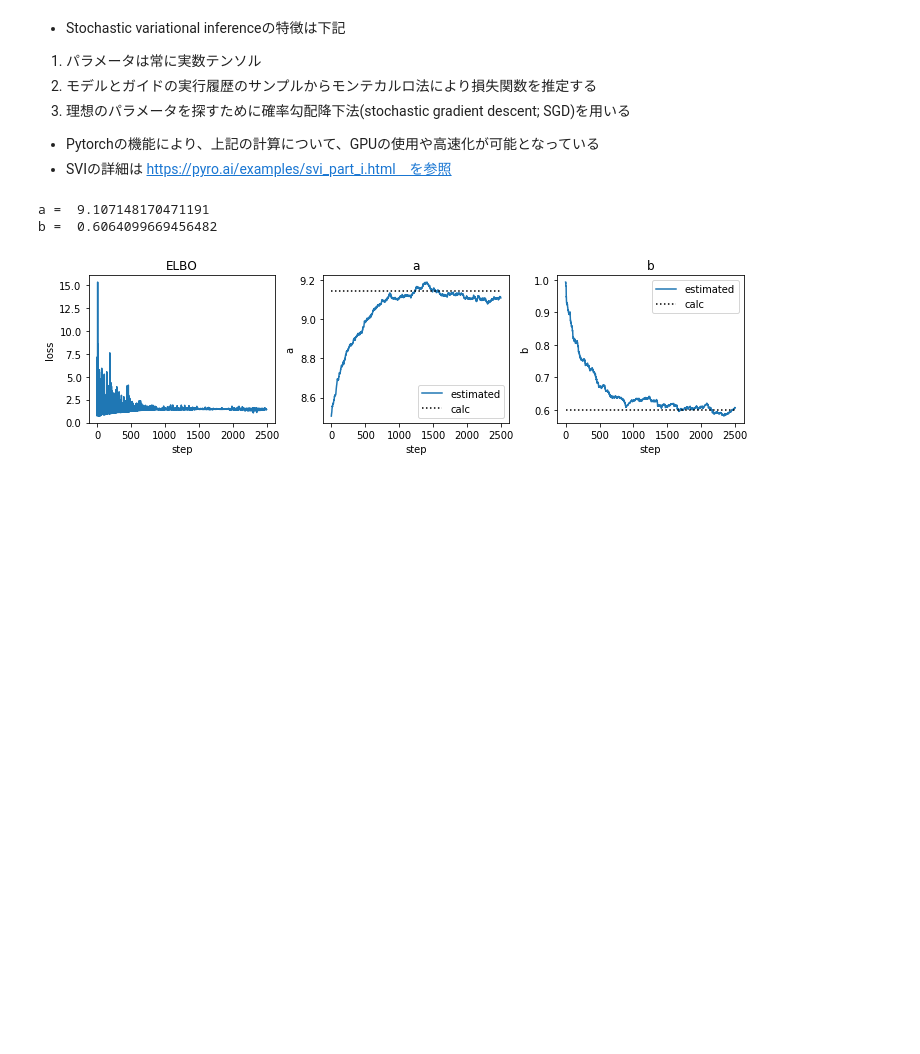
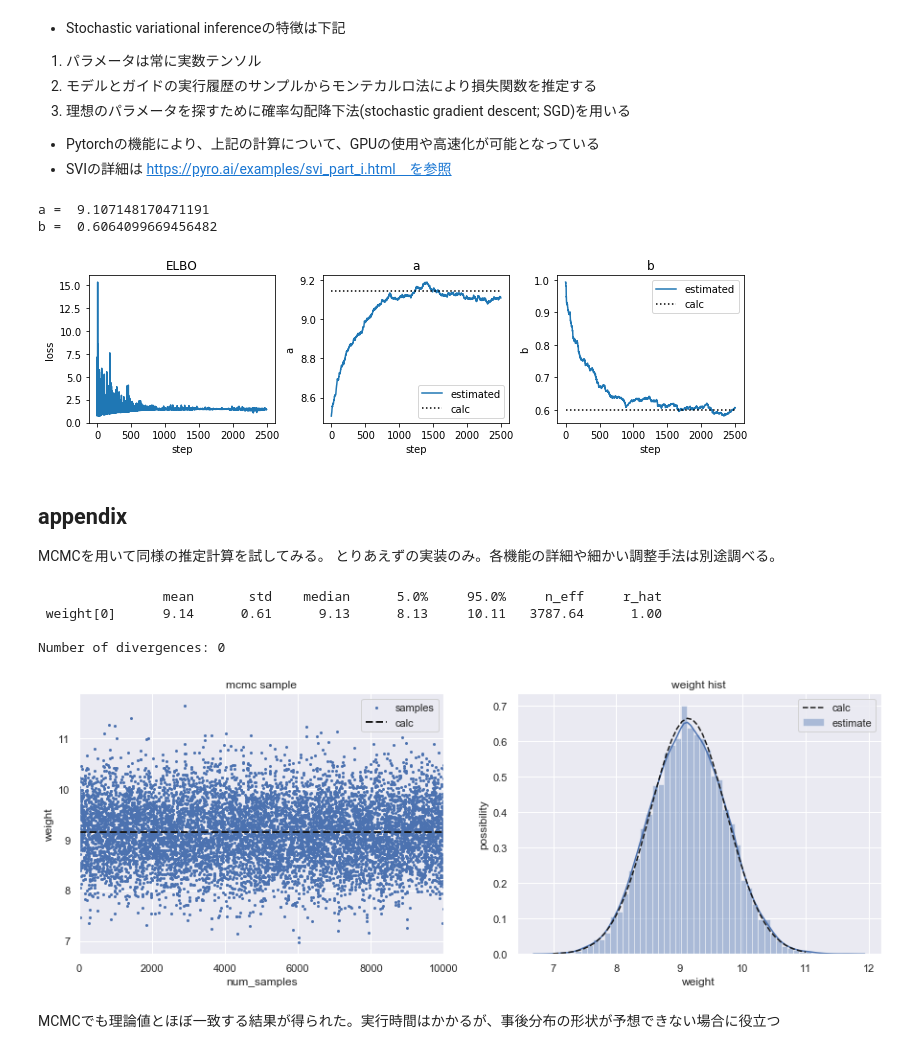
Before and after one commit to kimu1024/study_pyro, a Jupyter notebook: pyro_samples/intro_part_ii.ipynb, the cells around one changed output. Saved outputs shown, nothing was run; the diff lists cells and outputs as text; code cells hidden in the pictures; blank space fills up the shorter version.

Commit message:
add appendix about MCMC

```diff
--- a/pyro_samples/intro_part_ii.ipynb
+++ b/pyro_samples/intro_part_ii.ipynb
@@ -52,7 +54,7 @@ pyro.conditionで再定義するよりも、個々のpyro.sampleを定義する
 def scale_obs(guess): # equivalent to conditioned_scale above
     weight = pyro.sample("weight", dist.Normal(guess, 1.0))
     #ここでmeasurement = 9.5と定義する
-    return pyro.sample("measurement", dist.Normal(weight, 0.75), obs=9.5)
+    return pyro.sample("measurement", dist.Normal(weight, 0.75), obs=torch.Tensor([9.5]))
 # %% [markdown]
 Pearl's do を表現するpyro.do 関数もある。これは、ある変数が、"観測した結果xであった"と、"xになるようにした"場合を区別する関数。交絡が存在する場合にこの差は重要らしい。
 # %% [markdown]
@@ -143,3 +145,56 @@ plt.show()
 a =  9.107148170471191
 b =  0.6064099669456482
 [figure]
+# %% [markdown]
+## appendix
+
+MCMCを用いて同様の推定計算を試してみる。
+とりあえずの実装のみ。各機能の詳細や細かい調整手法は別途調べる。
+# %%
+#mcmcの際は観測値もtensorデータとする必要があるため、関数再定義。guess, measuredどちらも変数とした。
+def scale_mcmc(guess, measured):
+    weight = pyro.sample("weight", dist.Normal(guess, 1.0))
+    return pyro.sample("measurement", dist.Normal(weight, 0.75), obs=measured)
+
+guess = torch.Tensor([8.5])
+measured = torch.Tensor([9.5])
+
+num=10000
+nuts_kernel = pyro.infer.NUTS(scale_obs)
+mcmc = pyro.infer.MCMC(nuts_kernel, num_samples=num,warmup_steps=500)
+mcmc.run(guess)
+samples = mcmc.get_samples()
+mcmc.summary()
+# %% [output]
+                mean       std    median      5.0%     95.0%     n_eff     r_hat
+ weight[0]      9.14      0.61      9.13      8.13     10.11   3787.64      1.00
+
+Number of divergences: 0
+# %%
+sns.set(context='notebook')
+
+fig, axes=plt.subplots(nrows=1, ncols=2, figsize=(15,5))
+axes[0].plot(samples['weight'].squeeze(), label='samples', marker='o', markersize=2, linestyle='')
+axes[0].plot([0,num],[9.14,9.14], 'k--', label='calc', linewidth=2)
+
+sns.distplot(samples['weight'].squeeze(), label='estimate',ax=axes[1])
+calc_x=np.linspace(7,11)
+calc_y=norm.pdf(calc_x,9.14,0.6)
+axes[1].plot(calc_x,calc_y, 'k--', label='calc')
+
+axes[0].set_title('mcmc sample')
+axes[0].set_xlabel('num_samples')
+axes[0].set_ylabel('weight')
+axes[0].set_xlim([0,10000])
+axes[0].legend()
+
+axes[1].set_title('weight hist')
+axes[1].set_xlabel('weight')
+axes[1].set_ylabel('possibility')
+axes[1].legend()
+
+plt.show()
+# %% [output]
+[figure, added]
+# %% [markdown]
+MCMCでも理論値とほぼ一致する結果が得られた。実行時間はかかるが、事後分布の形状が予想できない場合に役立つ
```
Also changed, not shown: parts of 1 cell of this notebook.
